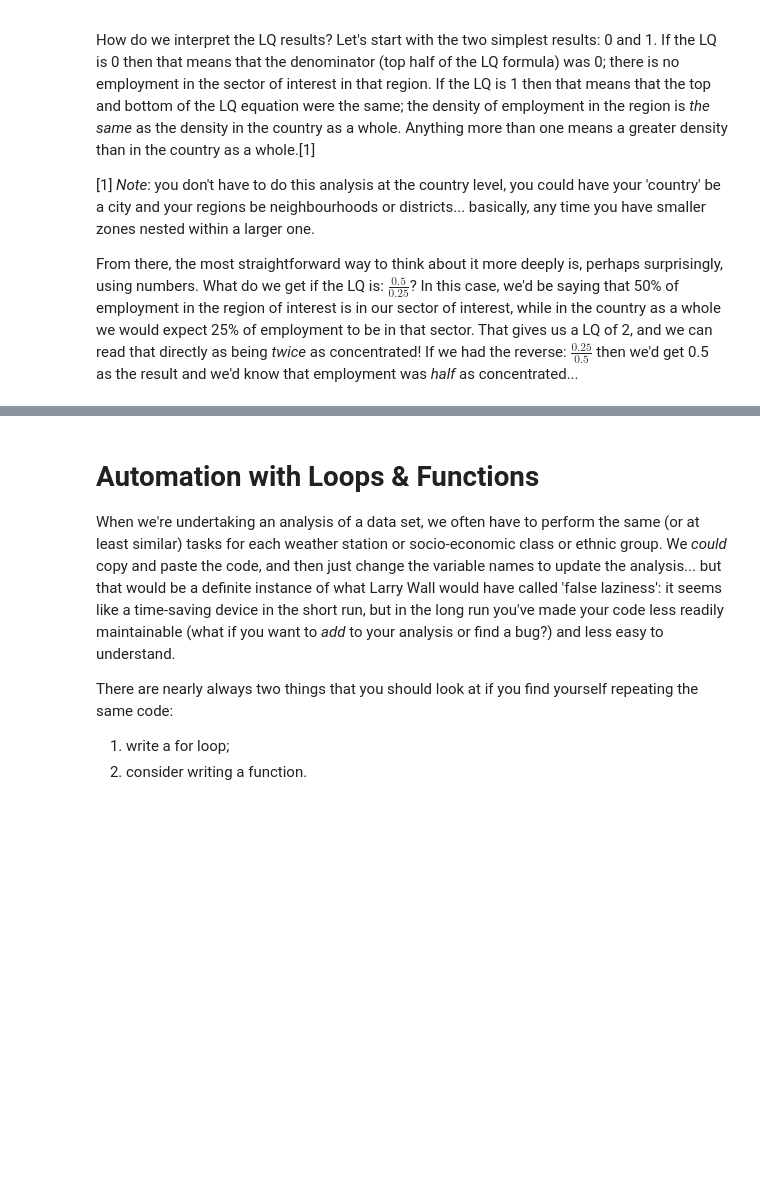
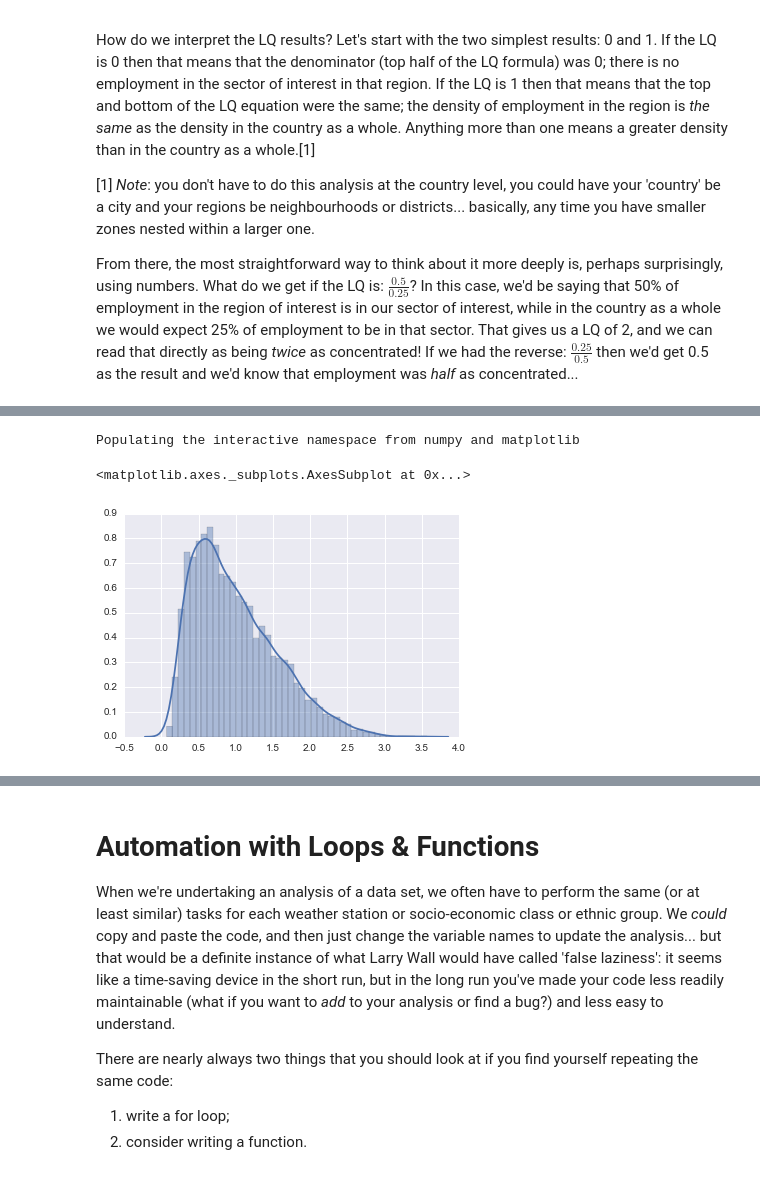
Before and after one commit to kingsgeocomp/geocomputation, a Jupyter notebook: Practical-6-Visualisation.ipynb, the cells around one changed output, grey strips where cells are left out. Saved outputs shown, nothing was run; the diff lists cells and outputs as text; code cells hidden in the pictures; blank space fills up the shorter version.

```diff
--- a/Practical-6-Visualisation.ipynb
+++ b/Practical-6-Visualisation.ipynb
@@ -449,0 +536,13 @@ The plot should have been saved to your working directory with the name of the d
+# %%
+%pylab inline
+import seaborn as sns
+
+df.Group1Lq = (df.Group1 / df.Total) / (float(df.Group1.sum()) / df.Total.sum())
+
+df.Group1Lq.describe()
+
+sns.distplot(df.Group1Lq)
+# %% [output]
+Populating the interactive namespace from numpy and matplotlib
+<matplotlib.axes._subplots.AxesSubplot at 0x...>
+[figure, added]
```
Also changed, not shown: parts of 24 cells of this notebook, 1 other file.
